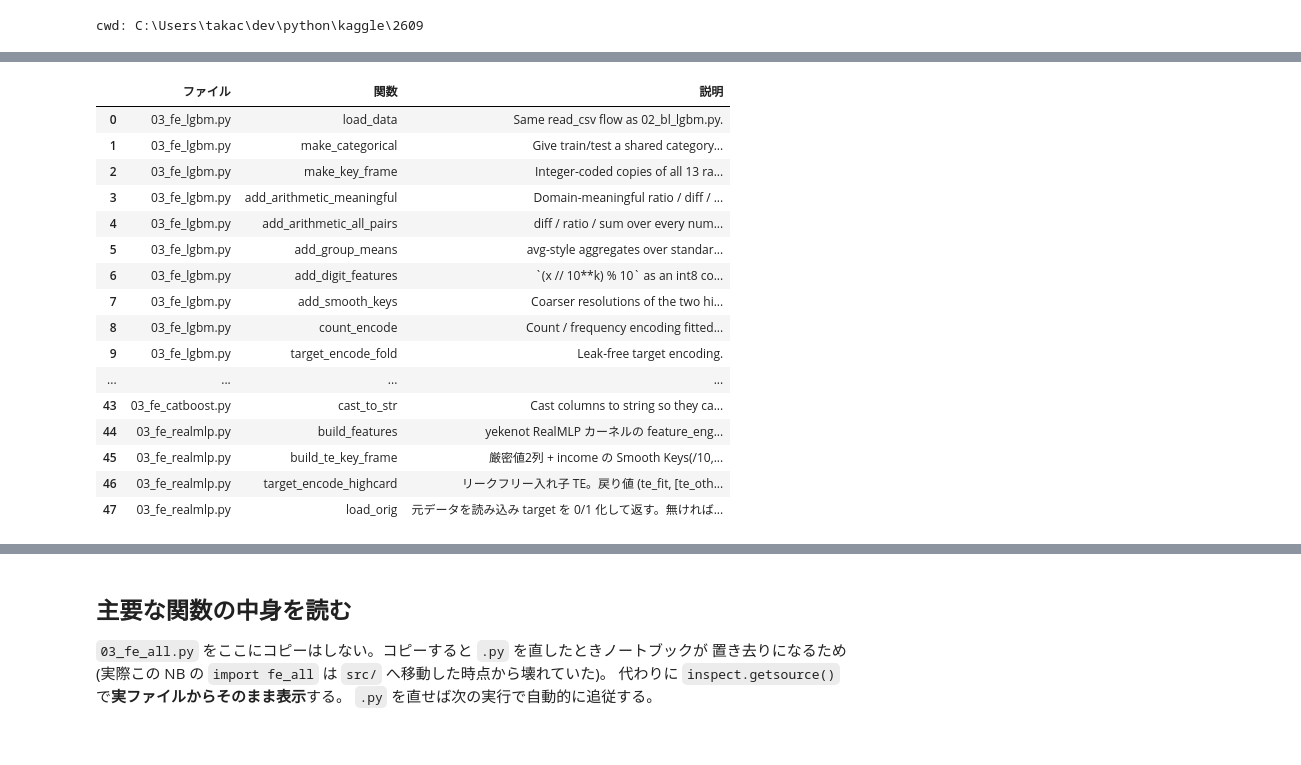
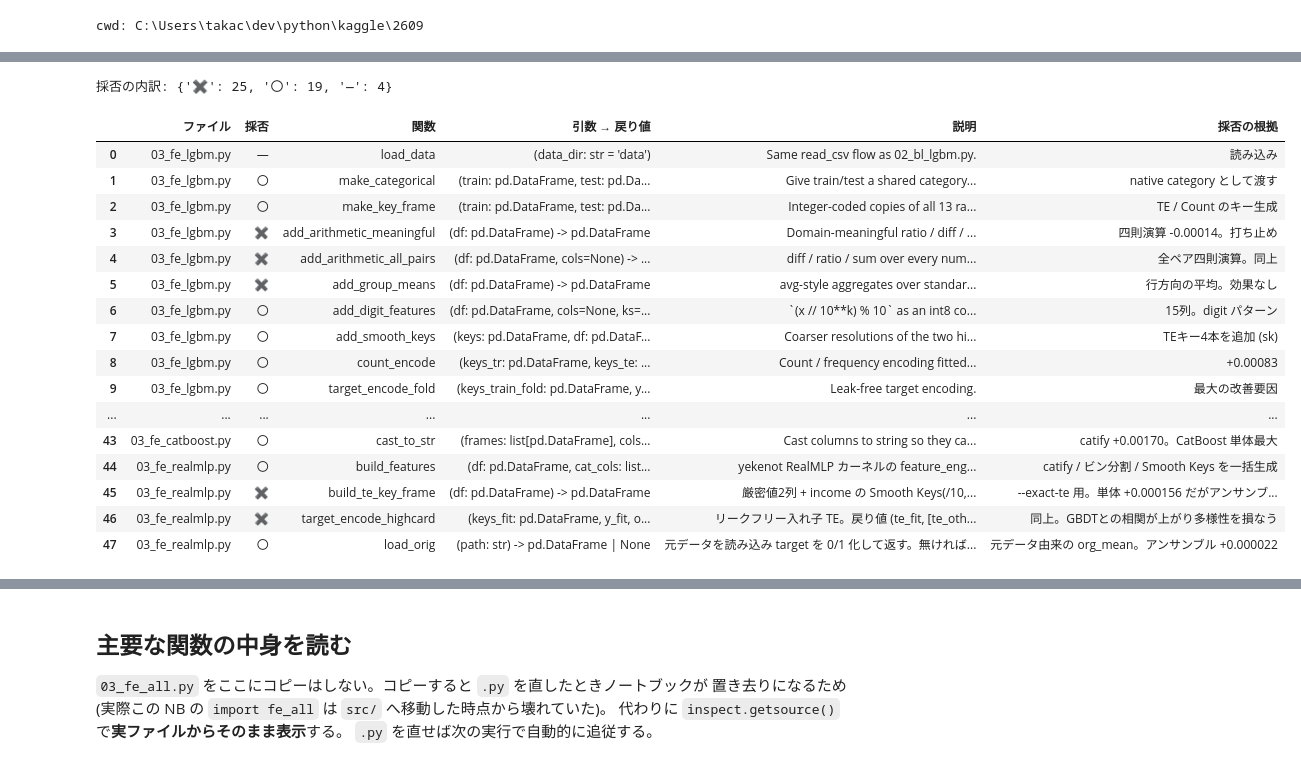
Before and after one commit to takactkc123-create/kaggle, a Jupyter notebook: 2609/notebooks/03_fe.ipynb, the cells around one changed output, grey strips where cells are left out. Saved outputs shown, nothing was run; the diff lists cells and outputs as text; code cells hidden in the pictures.

```diff
--- a/2609/notebooks/03_fe.ipynb
+++ b/2609/notebooks/03_fe.ipynb
@@ -23,14 +35,29 @@ def load_fe(name):
 cwd: C:\Users\takac\dev\python\kaggle\2609
 # %%
 import inspect
+import re
 import numpy as np
 import pandas as pd
+import feature_dump as fd
+
+pd.set_option("display.max_colwidth", 60)
+
+
+def sig(f):
+    """引数と戻り値。`from __future__ import annotations` により型注釈が
+    文字列になるので、表示用にクォートを外す(デフォルト値の文字列は残す)。"""
+    unquote = lambda m: m.group(1) + m.group(2)
+    s = re.sub(r"(: )'([^']*)'", unquote, str(inspect.signature(f)))
+    return re.sub(r"(-> )'([^']*)'", unquote, s)
 
 fe_all = load_fe("all")
 funcs = [(n, f) for n, f in vars(fe_all).items()
          if callable(f) and not n.startswith("_") and getattr(f, "__module__", "") == "03_fe_all"]
-pd.DataFrame(
-    [(n, str(inspect.signature(f)), (f.__doc__ or "").strip().split("\n")[0]) for n, f in funcs],
-    columns=["関数", "シグネチャ", "説明"]
-)
+
+rows = []
+for n, f in funcs:
+    mark, why = fd.status_of("03_fe_all", n)
+    rows.append((mark, n, sig(f),
+                 (f.__doc__ or "").strip().split(chr(10))[0], why))
+pd.DataFrame(rows, columns=["採否", "関数", "引数 → 戻り値", "説明", "採否の根拠"])
 # %% [output]
@@ -56,27 +86,33 @@ pd.DataFrame(
 # %%
 rows = []
 for short in ["lgbm", "xgb", "catboost", "realmlp"]:
     mod_name = f"03_fe_{short}"
     mod = load_fe(short)
     for n, f in vars(mod).items():
         if callable(f) and not n.startswith("_") and getattr(f, "__module__", "") == mod_name:
-            rows.append((mod_name + ".py", n, (f.__doc__ or "").strip().split("\n")[0][:60]))
-pd.DataFrame(rows, columns=["ファイル", "関数", "説明"])
+            mark, why = fd.status_of(mod_name, n)
+            rows.append((mod_name + ".py", mark, n, sig(f)[:46],
+                         (f.__doc__ or "").strip().split(chr(10))[0][:44], why))
+
+tbl = pd.DataFrame(rows, columns=["ファイル", "採否", "関数", "引数 → 戻り値", "説明", "採否の根拠"])
+print("採否の内訳:", tbl["採否"].value_counts().to_dict())
+tbl
 # %% [output]
+採否の内訳: {'✖': 25, '〇': 19, '—': 4}
-|  | ファイル | 関数 | 説明 |
-| 0 | 03_fe_lgbm.py | load_data | Same read_csv flow as 02_bl_lgbm.py. |
-| 1 | 03_fe_lgbm.py | make_categorical | Give train/test a shared category... |
-| 2 | 03_fe_lgbm.py | make_key_frame | Integer-coded copies of all 13 ra... |
-| 3 | 03_fe_lgbm.py | add_arithmetic_meaningful | Domain-meaningful ratio / diff / ... |
-| 4 | 03_fe_lgbm.py | add_arithmetic_all_pairs | diff / ratio / sum over every num... |
-| 5 | 03_fe_lgbm.py | add_group_means | avg-style aggregates over standar... |
-| 6 | 03_fe_lgbm.py | add_digit_features | `(x // 10**k) % 10` as an int8 co... |
-| 7 | 03_fe_lgbm.py | add_smooth_keys | Coarser resolutions of the two hi... |
-| 8 | 03_fe_lgbm.py | count_encode | Count / frequency encoding fitted... |
-| 9 | 03_fe_lgbm.py | target_encode_fold | Leak-free target encoding. |
-| ... | ... | ... | ... |
-| 43 | 03_fe_catboost.py | cast_to_str | Cast columns to string so they ca... |
-| 44 | 03_fe_realmlp.py | build_features | yekenot RealMLP カーネルの feature_eng... |
-| 45 | 03_fe_realmlp.py | build_te_key_frame | 厳密値2列 + income の Smooth Keys(/10,... |
-| 46 | 03_fe_realmlp.py | target_encode_highcard | リークフリー入れ子 TE。戻り値 (te_fit, [te_oth... |
-| 47 | 03_fe_realmlp.py | load_orig | 元データを読み込み target を 0/1 化して返す。無ければ... |
+|  | ファイル | 採否 | 関数 | 引数 → 戻り値 | 説明 | 採否の根拠 |
+| 0 | 03_fe_lgbm.py | — | load_data | (data_dir: str = 'data') | Same read_csv flow as 02_bl_lgbm.py. | 読み込み |
+| 1 | 03_fe_lgbm.py | 〇 | make_categorical | (train: pd.DataFrame, test: pd.Da... | Give train/test a shared category... | native category として渡す |
+| 2 | 03_fe_lgbm.py | 〇 | make_key_frame | (train: pd.DataFrame, test: pd.Da... | Integer-coded copies of all 13 ra... | TE / Count のキー生成 |
+| 3 | 03_fe_lgbm.py | ✖ | add_arithmetic_meaningful | (df: pd.DataFrame) -> pd.DataFrame | Domain-meaningful ratio / diff / ... | 四則演算 -0.00014。打ち止め |
+| 4 | 03_fe_lgbm.py | ✖ | add_arithmetic_all_pairs | (df: pd.DataFrame, cols=None) -> ... | diff / ratio / sum over every num... | 全ペア四則演算。同上 |
+| 5 | 03_fe_lgbm.py | ✖ | add_group_means | (df: pd.DataFrame) -> pd.DataFrame | avg-style aggregates over standar... | 行方向の平均。効果なし |
+| 6 | 03_fe_lgbm.py | 〇 | add_digit_features | (df: pd.DataFrame, cols=None, ks=... | `(x // 10**k) % 10` as an int8 co... | 15列。digit パターン |
+| 7 | 03_fe_lgbm.py | 〇 | add_smooth_keys | (keys: pd.DataFrame, df: pd.DataF... | Coarser resolutions of the two hi... | TEキー4本を追加 (sk) |
+| 8 | 03_fe_lgbm.py | 〇 | count_encode | (keys_tr: pd.DataFrame, keys_te: ... | Count / frequency encoding fitted... | +0.00083 |
+| 9 | 03_fe_lgbm.py | 〇 | target_encode_fold | (keys_train_fold: pd.DataFrame, y... | Leak-free target encoding. | 最大の改善要因 |
+| ... | ... | ... | ... | ... | ... | ... |
+| 43 | 03_fe_catboost.py | 〇 | cast_to_str | (frames: list[pd.DataFrame], cols... | Cast columns to string so they ca... | catify +0.00170。CatBoost 単体最大 |
+| 44 | 03_fe_realmlp.py | 〇 | build_features | (df: pd.DataFrame, cat_cols: list... | yekenot RealMLP カーネルの feature_eng... | catify / ビン分割 / Smooth Keys を一括生成 |
+| 45 | 03_fe_realmlp.py | ✖ | build_te_key_frame | (df: pd.DataFrame) -> pd.DataFrame | 厳密値2列 + income の Smooth Keys(/10,... | --exact-te 用。単体 +0.000156 だがアンサンブ... |
+| 46 | 03_fe_realmlp.py | ✖ | target_encode_highcard | (keys_fit: pd.DataFrame, y_fit, o... | リークフリー入れ子 TE。戻り値 (te_fit, [te_oth... | 同上。GBDTとの相関が上がり多様性を損なう |
+| 47 | 03_fe_realmlp.py | 〇 | load_orig | (path: str) -> pd.DataFrame | None | 元データを読み込み target を 0/1 化して返す。無ければ... | 元データ由来の org_mean。アンサンブル +0.000022 |
```
Also changed, not shown: parts of 6 cells of this notebook, 10 other files.
